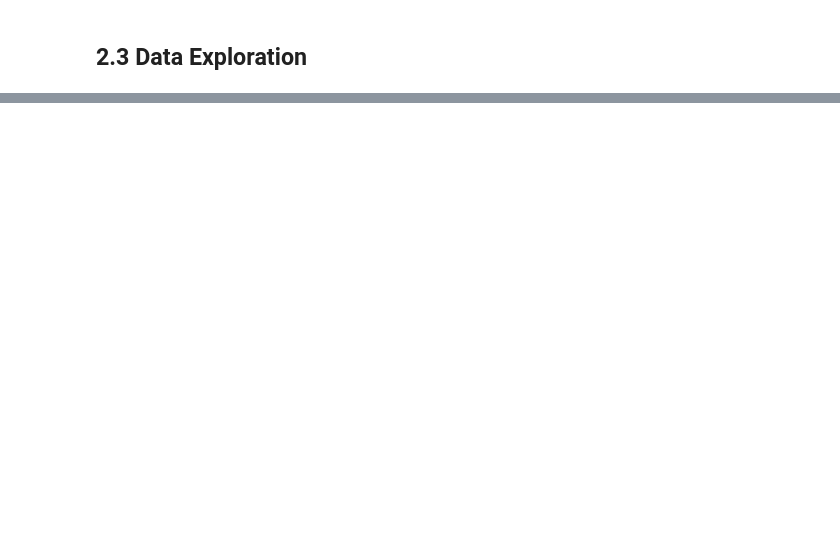
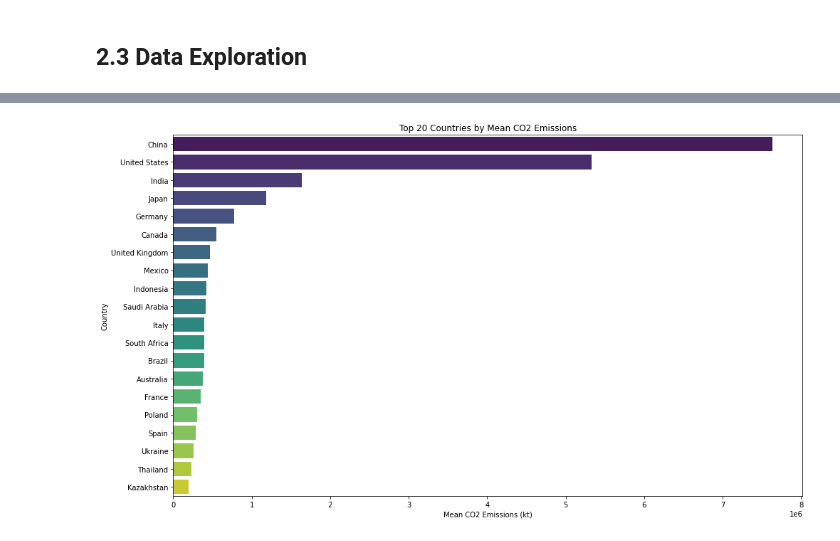
Before and after one commit to CarinaQi/CO2-Emissions-CRISP-DM, a Jupyter notebook: Spark DataFrame - Basics.ipynb, the cells around one changed output, grey strips where cells are left out. Saved outputs shown, nothing was run; the diff lists cells and outputs as text; code cells hidden in the pictures; blank space fills up the shorter version.

```diff
--- a/Spark DataFrame - Basics.ipynb
+++ b/Spark DataFrame - Basics.ipynb
@@ -197,0 +266,6 @@ df2.describe().show()
+# %%
+# Group by country and calculate the mean CO2 emissions
+mean_co2_df = df.groupBy("Entity").agg(avg(col("Value_co2_emissions_kt_by_country")).alias("Mean_CO2_Emissions"))
+
+# Convert to Pandas DataFrame for plotting
+mean_co2_pd = mean_co2_df.toPandas()
@@ -197,0 +282,16 @@ df2.describe().show()
+# %%
+mean_co2_pd_sorted = mean_co2_pd.sort_values(by="Mean_CO2_Emissions", ascending=False)
+
+# Select only the top 20 countries
+top_20_countries = mean_co2_pd_sorted.head(20)
+
+# Plot the distribution of the top 20 countries
+plt.figure(figsize=(14, 8))
+sns.barplot(x="Mean_CO2_Emissions", y="Entity", data=top_20_countries, palette="viridis")
+plt.title("Top 20 Countries by Mean CO2 Emissions")
+plt.xlabel("Mean CO2 Emissions (kt)")
+plt.ylabel("Country")
+plt.tight_layout()
+plt.show()
+# %% [output]
+[figure, added]
```
Also changed, not shown: parts of 13 cells of this notebook.
